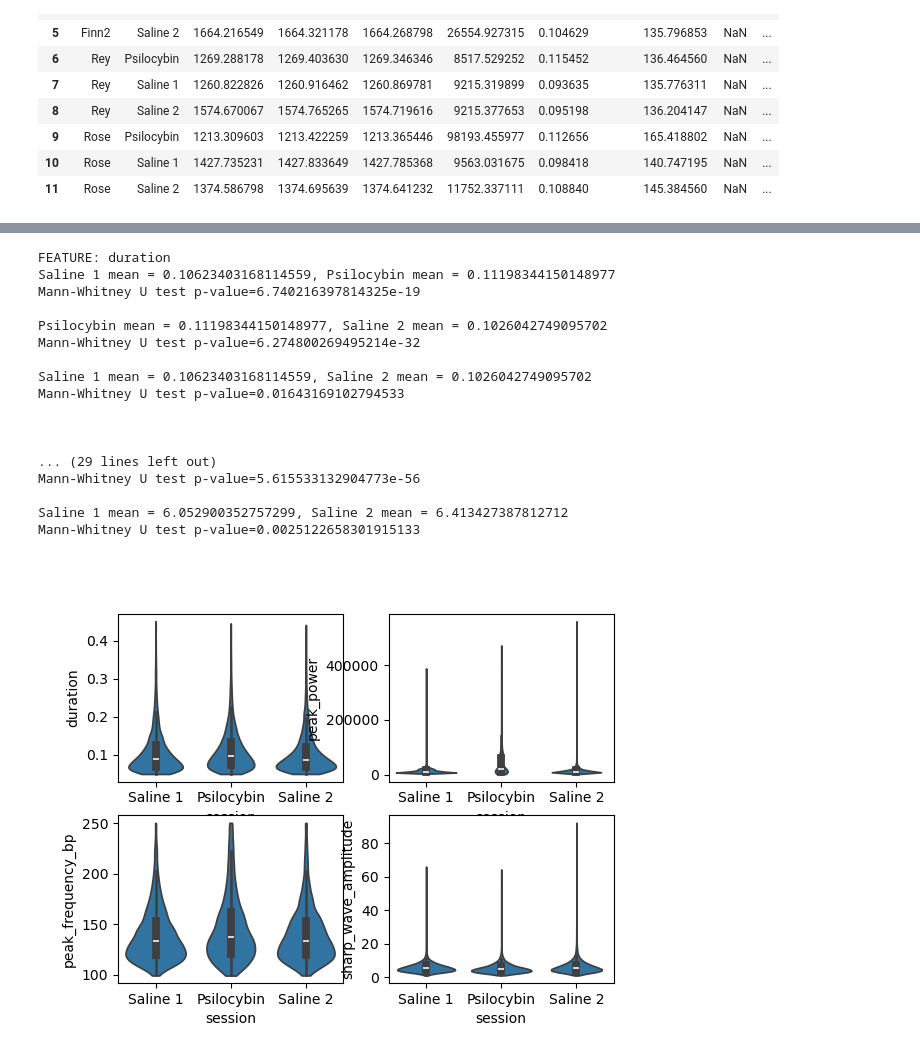
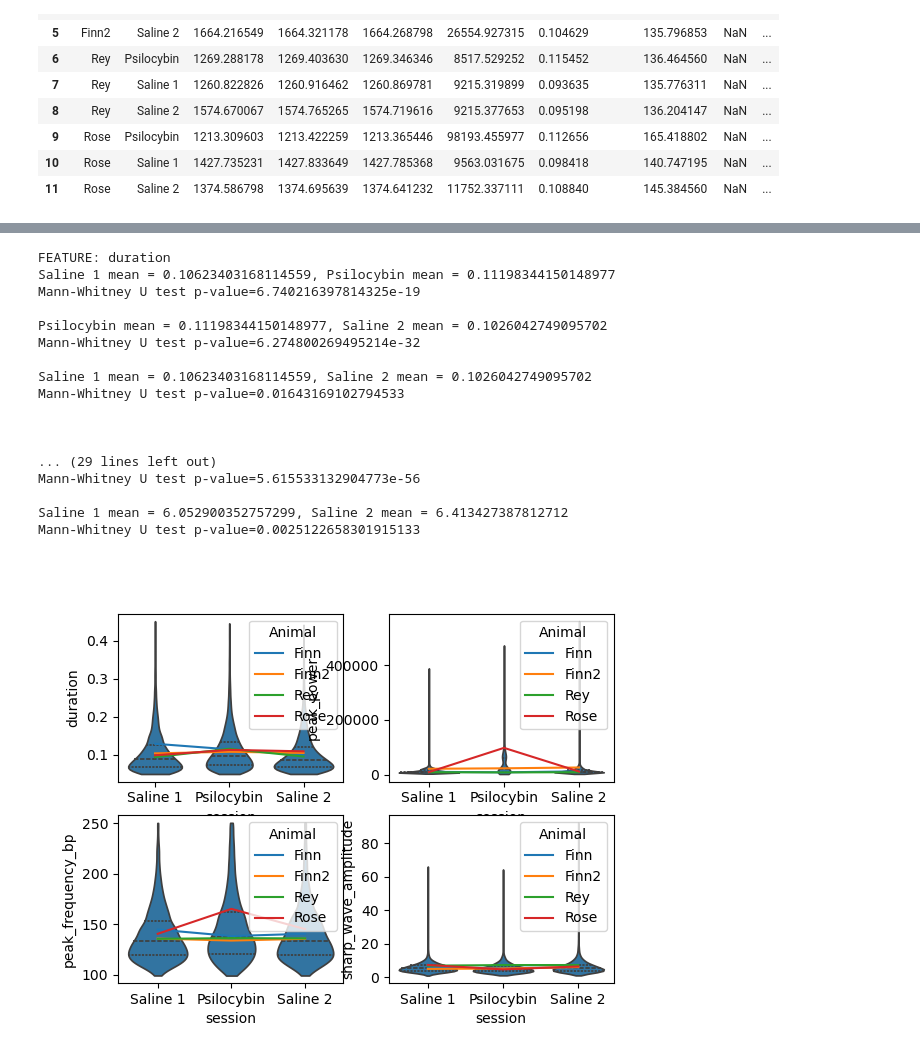
Before and after one commit to nkinsky/Projects_sandbox, a Jupyter notebook: Psilocybin/ripples/SWR_grp_analysis_no_bs.ipynb, the cells around one changed output, grey strips where cells are left out. Saved outputs shown, nothing was run; the diff lists cells and outputs as text; code cells hidden in the pictures.

```diff
--- a/Psilocybin/ripples/SWR_grp_analysis_no_bs.ipynb
+++ b/Psilocybin/ripples/SWR_grp_analysis_no_bs.ipynb
@@ -111,7 +119,8 @@ sns.lineplot(data=df_mean, x="session", y="duration", hue="Animal", ax=ax)
 features = ["duration", "peak_power", "peak_frequency_bp", "sharp_wave_amplitude"]
 _, ax = plt.subplots(2, 2)
 for feature, a in zip(features, ax.reshape(-1)):
-    sns.violinplot(data=df_grp, x="session", y=feature, cut=0.1, ax=a)
+    sns.violinplot(data=df_grp, x="session", y=feature, cut=0.1, inner="quart", ax=a)
+    sns.lineplot(data=df_mean, x="session", y=feature, hue="Animal", ax=a)
     # sal1_df = df_grp[df_grp.session == "Saline 1"]
     # psi_df = df_grp[df_grp.session == "Psilocybin"]
     # sal2_df = df_grp[df_grp.session == "Saline 2"]
@@ -123,32 +132,32 @@ for feature, a in zip(features, ax.reshape(-1)):
     print(f"FEATURE: {feature}")
     for grps_use in [["Saline 1", "Psilocybin"], ["Psilocybin", "Saline 2"], ["Saline 1", "Saline 2"]]:
         grp1_vals = df_grp[df_grp.session == grps_use[0]][feature].values
         grp2_vals = df_grp[df_grp.session == grps_use[1]][feature].values
         print(f"{grps_use[0]} mean = {np.mean(grp1_vals)}, {grps_use[1]} mean = {np.mean(grp2_vals)}")
         mannu_stats = stats.mannwhitneyu(grp1_vals, grp2_vals)
         print(f"Mann-Whitney U test p-value={mannu_stats.pvalue}\n")
     print("\n")
 
 _, ax = plt.subplots(2, 2)
 for feature, a in zip(features, ax.reshape(-1)):
     sns.lineplot(data=df_mean, x="session", y=feature, hue="Animal", ax=a)
 # %% [output]
 FEATURE: duration
 Saline 1 mean = 0.10623403168114559, Psilocybin mean = 0.11198344150148977
 Mann-Whitney U test p-value=6.740216397814325e-19
 
 Psilocybin mean = 0.11198344150148977, Saline 2 mean = 0.1026042749095702
 Mann-Whitney U test p-value=6.274800269495214e-32
 
 Saline 1 mean = 0.10623403168114559, Saline 2 mean = 0.1026042749095702
 Mann-Whitney U test p-value=0.01643169102794533
 
 
 
 ... (29 lines left out)
 Mann-Whitney U test p-value=5.615533132904773e-56
 
 Saline 1 mean = 6.052900352757299, Saline 2 mean = 6.413427387812712
 Mann-Whitney U test p-value=0.0025122658301915133
-[figure, old version]
+[figure, new version]
 [figure]
```
Also changed, not shown: parts of 6 cells of this notebook.
